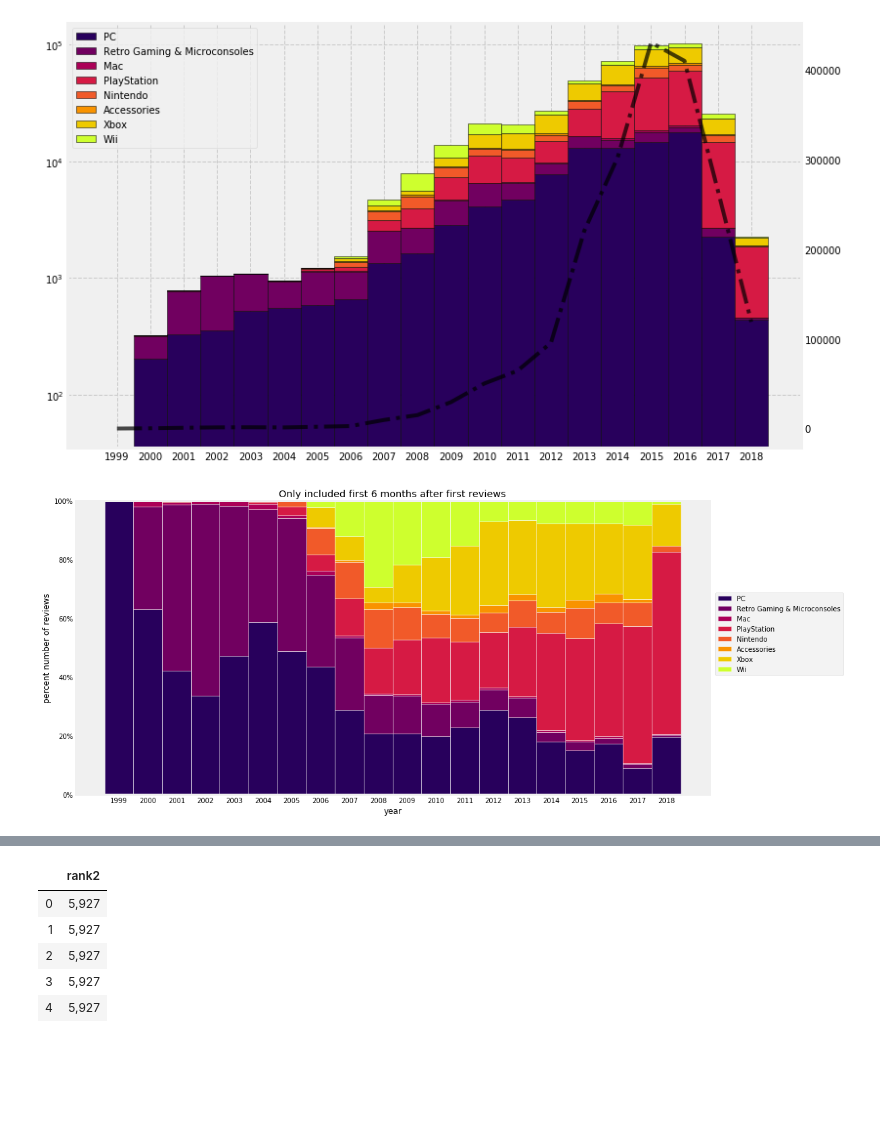
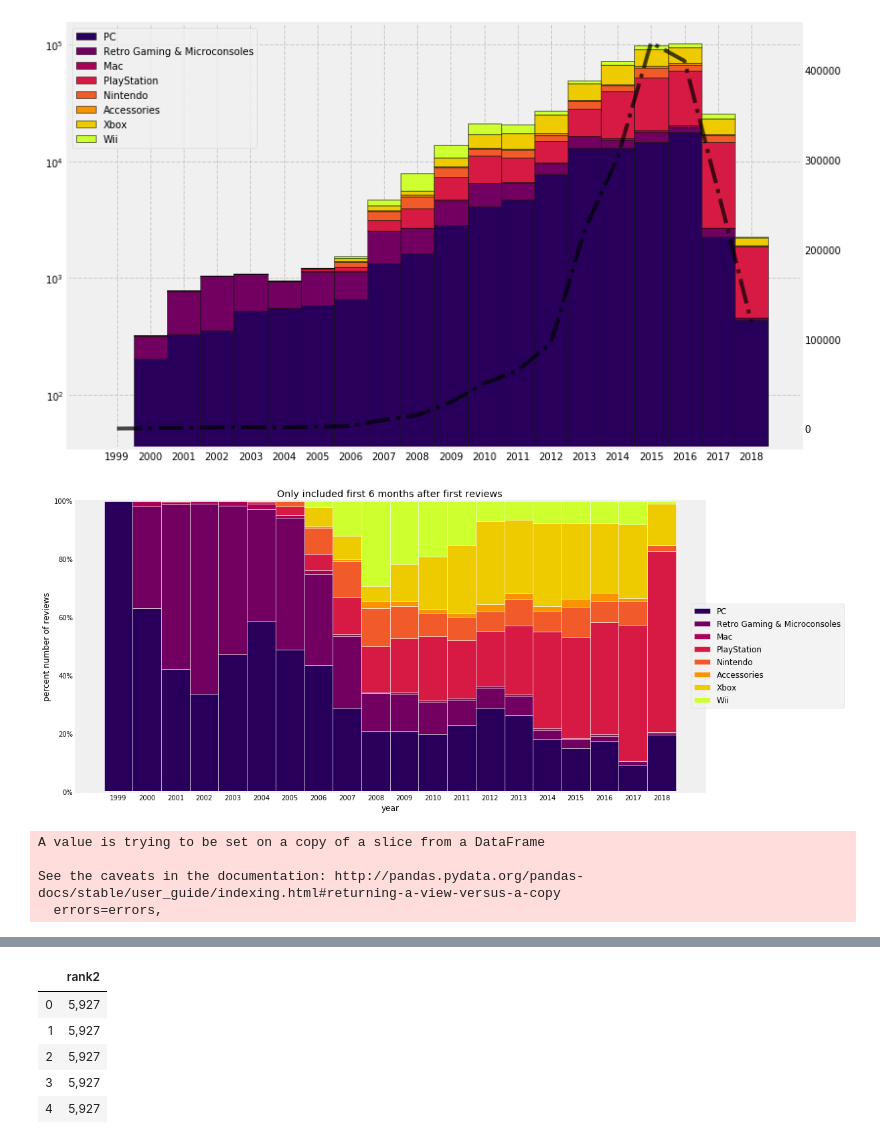
Before and after one commit to smartiiv/data_viz, a Jupyter notebook: Final.ipynb, the cells around one changed output, grey strips where cells are left out. Drawn from its saved outputs; the diff is of its cells as text; code cells hidden in the pictures; blank space fills up the shorter version.

```diff
--- a/Final.ipynb
+++ b/Final.ipynb
@@ -148,2 +391,2 @@ df0 = df.drop(remove)
 # %%
-df0 = pd.DataFrame(df0.groupby(['cat2','year'])['count'].agg(np.sum)).reset_index()
+df1 = pd.DataFrame(df1.groupby(['cat2','year'])['count'].agg(np.sum)).reset_index()
@@ -178,6 +422,7 @@ d = {
 
 d = pd.DataFrame(d)
 # %%
-df0 =pd.concat([df0,d],axis=0)
+#combine dataframe
+dff1 =pd.concat([df1,d],axis=0)
 # %%
-df0 = pd.DataFrame(df0.groupby(['cat2', 'year'])['count'].agg(np.sum)).reset_index()
+dff1 = pd.DataFrame(dff1.groupby(['cat2', 'year'])['count'].agg(np.sum)).reset_index()
@@ -200,36 +445,36 @@ df0
 # %%
-a = df0[df0['cat2'] == 'PC']
+a = dff1[dff1['cat2'] == 'PC']
 x = np.array(a['year'])
 y = np.array(a['count'])
 
 
-a = df0[df0['cat2'] == 'Retro Gaming & Microconsoles']
+a = dff1[dff1['cat2'] == 'Retro Gaming & Microconsoles']
 x2 = np.array(a['year'])
 y2 = np.array(a['count'])
 
-a = df0[df0['cat2'] == 'Mac']
+a = dff1[dff1['cat2'] == 'Mac']
 x3 = np.array(a['year'])
 y3 = np.array(a['count'])
 
-a = df0[df0['cat2'] == 'PlayStation']
+a = dff1[dff1['cat2'] == 'PlayStation']
 x4 = np.array(a['year'])
 y4 = np.array(a['count'])
 
 
-a = df0[df0['cat2'] == 'Nintendo']
+a = dff1[dff1['cat2'] == 'Nintendo']
 x5 = np.array(a['year'])
 y5 = np.array(a['count'])
 
 
-a = df0[df0['cat2'] == 'Accessories']
+a = dff1[dff1['cat2'] == 'Accessories']
 x6 = np.array(a['year'])
 y6 = np.array(a['count'])
 
-a = df0[df0['cat2'] == 'Xbox']
+a = dff1[dff1['cat2'] == 'Xbox']
 x7 = np.array(a['year'])
 y7 = np.array(a['count'])
 
-a = df0[df0['cat2'] == 'Wii']
+a = dff1[dff1['cat2'] == 'Wii']
 x8 = np.array(a['year'])
 y8 = np.array(a['count'])
 # %%
@@ -300,36 +546,41 @@ y_percnt6 = y6/total
 y_percnt7 = y7/total
 y_percnt8 = y8/total
 # %%
-fig = plt.figure(figsize=(15,8))
+fig = plt.figure(figsize=(18,8))
+
+gs = gridspec.GridSpec(3, 2,
+                       figure=fig,
+                       hspace=0.3, wspace=0,
+                       width_ratios=[10, 2],
+                       height_ratios=[1, 1, 1])
 
 
-ax = fig.add_subplot(111, xticks=x, xticklabels =x, yticklabels=['0%','20%','40%','60%','80%','100%'])
-
+ax = fig.add_subplot(gs[0:3,0], xticks=x, xticklabels =x, yticklabels=['0%','20%','40%','60%','80%','100%'])
 
 ax.bar(x,y_percnt, width=1,
        label='PC', color=color_cat['PC'], ec='white')
 ax.bar(x2,y_percnt2, width=1, bottom=y_percnt,
        label='Retro Gaming & Microconsoles', color=color_cat['Retro Gaming & Microconsoles'], ec='white')
 ax.bar(x3,y_percnt3, width=1, bottom=y_percnt2+y_percnt,
        label='Mac', color=color_cat['Mac'], ec='white')
 ax.bar(x4,y_percnt4, width=1, bottom=y_percnt3+y_percnt+y_percnt2,
        label='PlayStation', color=color_cat['PlayStation'], ec='white')
 ax.bar(x5,y_percnt5, width=1, bottom=y_percnt4+y_percnt+y_percnt2+y_percnt3,
        label='Nintendo', color=color_cat['Nintendo'], ec='white')
 ax.bar(x6,y_percnt6, width=1, bottom=y_percnt5+y_percnt+y_percnt2+y_percnt3+y_percnt4,
        label='Accessories', color=color_cat['Accessories'], ec='white')
 ax.bar(x7,y_percnt7, width=1, bottom=y_percnt6+y_percnt+y_percnt2+y_percnt3+y_percnt4+y_percnt5,
        label='Xbox', color=color_cat['Xbox'], ec='white')
 ax.bar(x8,y_percnt8, width=1, bottom=y_percnt7+y_percnt+y_percnt2+y_percnt3+y_percnt4+y_percnt5+y_percnt6,
        label='Wii', color=color_cat['Wii'], ec='white')
 
 ax.grid('')
 ax.set_xlabel('year')
 ax.set_ylabel('percent number of reviews')
 ax.set_title('Only included first 6 months after first reviews')
-ax.legend(loc='upper center', bbox_to_anchor=(1.11, 0.7), ncol=1)
+ax.legend(loc='upper center', bbox_to_anchor=(1.1, 0.66), ncol=1, fontsize='large')
 
 plt.show()
 #fig.savefig('2-1')
 # %% [output]
-[figure, old version]
+[figure, new version]
@@ -339,0 +587,10 @@ plt.show()
+# %%
+# convert from annually to half annually
+dff1_2 = df[['cat2','timestamp','count','duration']]
+dff1_2.drop(dff1_2[dff1_2['duration'].dt.days > 182].index, inplace=True)
+dff1_2 = pd.DataFrame(dff1_2.groupby(['cat2', pd.Grouper(key='timestamp', freq='6M'),])['count'].agg(np.sum)).reset_index()
+# %% [output]
+A value is trying to be set on a copy of a slice from a DataFrame
+
+See the caveats in the documentation: http://pandas.pydata.org/pandas-docs/stable/user_guide/indexing.html#returning-a-view-versus-a-copy
+  errors=errors,
```
Also changed, not shown: parts of 193 cells of this notebook.
